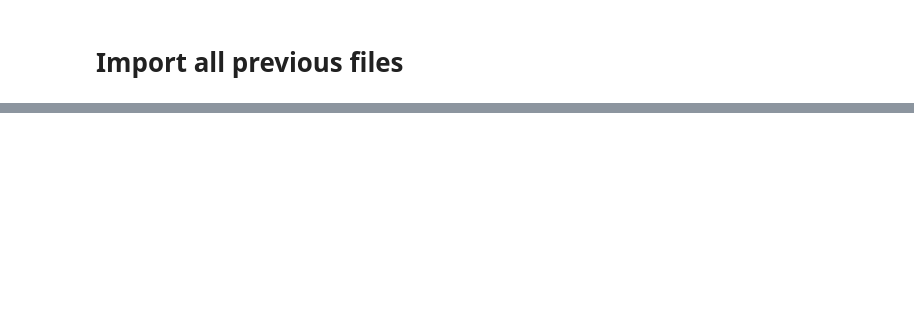
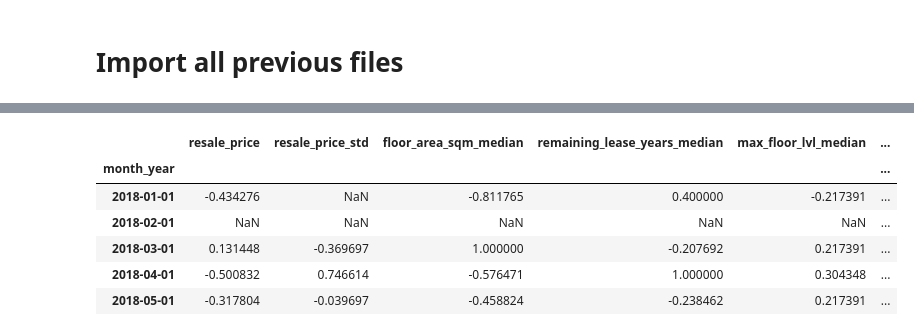
Before and after one commit to ivankqw/housing-data-engineering, a Jupyter notebook: modelling/lstm.ipynb, the cells around one changed output, grey strips where cells are left out. Cells and saved outputs as stored; diff of their text form; code cells hidden in the pictures; blank space fills up the shorter version.

```diff
--- a/modelling/lstm.ipynb
+++ b/modelling/lstm.ipynb
@@ -52,0 +80,49 @@ def create_dataset(df_dict, district_no, look_back=1):
+# %%
+# create scalers for each district
+scaler_dict = {}
+for district_no, district_df in train_lstm_df_dict.items():
+    scaler_dict[district_no] = MinMaxScaler(feature_range=(-1, 1))
+    scaler_dict[district_no].fit(district_df)
+
+# create scalers for each district
+scaler_dict_L = {}
+for district_no, district_df in train_lstm_df_dict_L.items():
+    scaler_dict_L[district_no] = MinMaxScaler(feature_range=(-1, 1))
+    scaler_dict_L[district_no].fit(district_df)
+
+# transform the train set
+train_lstm_df_dict_scaled = {}
+for district_no, district_df in train_lstm_df_dict.items():
+    train_lstm_df_dict_scaled[district_no] = pd.DataFrame(
+        scaler_dict[district_no].transform(district_df),
+        columns=district_df.columns,
+        index=district_df.index,
+    )
+
+# transform the train set
+train_lstm_df_dict_scaled_L = {}
+for district_no, district_df in train_lstm_df_dict_L.items():
+    train_lstm_df_dict_scaled_L[district_no] = pd.DataFrame(
+        scaler_dict_L[district_no].transform(district_df),
+        columns=district_df.columns,
+        index=district_df.index,
+    )
+
+# transform the test set
+test_lstm_df_dict_scaled = {}
+for district_no, district_df in test_lstm_df_dict.items():
+    test_lstm_df_dict_scaled[district_no] = pd.DataFrame(
+        scaler_dict[district_no].transform(district_df),
+        columns=district_df.columns,
+        index=district_df.index,
+    )
+# %%
+train_lstm_df_dict_scaled[1].head()
+# %% [output]
+|  | resale_price | resale_price_std | floor_area_sqm_median | remaining_lease_years_median | max_floor_lvl_median | ... |
+| month_year |  |  |  |  |  | ... |
+| 2018-01-01 | -0.434276 | NaN | -0.811765 | 0.400000 | -0.217391 | ... |
+| 2018-02-01 | NaN | NaN | NaN | NaN | NaN | ... |
+| 2018-03-01 | 0.131448 | -0.369697 | 1.000000 | -0.207692 | 0.217391 | ... |
+| 2018-04-01 | -0.500832 | 0.746614 | -0.576471 | 1.000000 | 0.304348 | ... |
+| 2018-05-01 | -0.317804 | -0.039697 | -0.458824 | -0.238462 | 0.217391 | ... |
```
Also changed, not shown: parts of 21 cells of this notebook, 4 other files.
